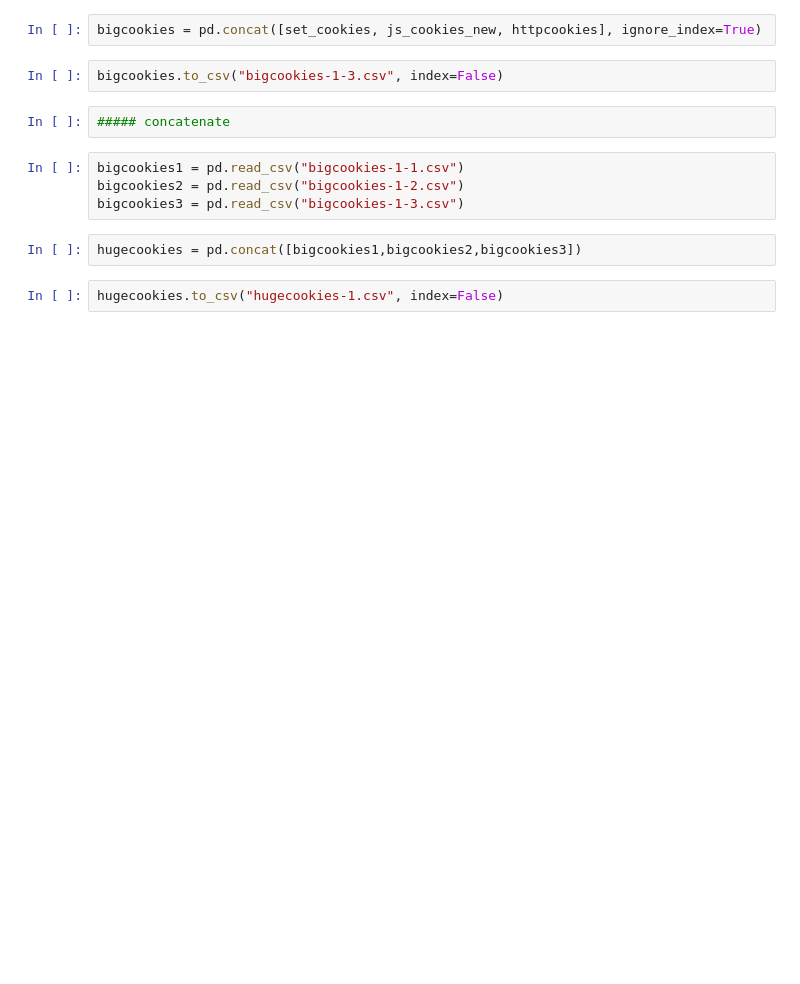
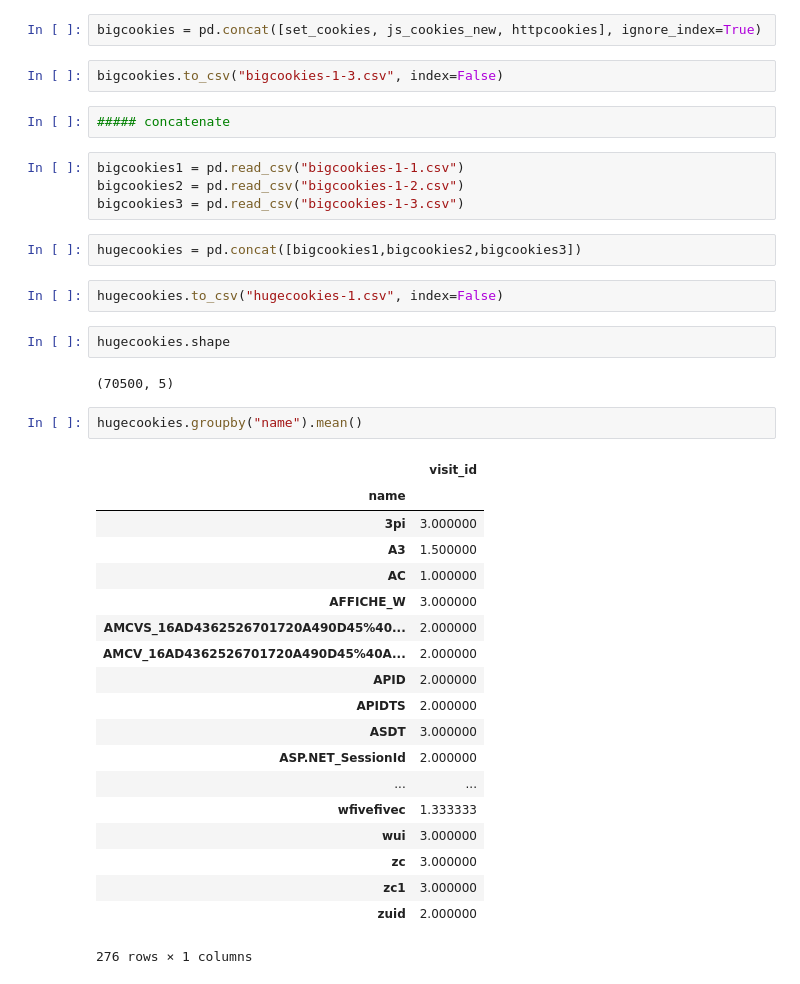
Before and after one commit to wenyi616/Cornell-Tech-Spec-Privacy-Spring2020, a Jupyter notebook: processing-cookies.ipynb, the cells around one changed output. Saved outputs shown, nothing was run; the diff lists cells and outputs as text; blank space fills up the shorter version.

```diff
--- a/processing-cookies.ipynb
+++ b/processing-cookies.ipynb
@@ -136,3 +136,29 @@ bigcookies3 = pd.read_csv("bigcookies-1-3.csv")
 hugecookies = pd.concat([bigcookies1,bigcookies2,bigcookies3])
 # %%
 hugecookies.to_csv("hugecookies-1.csv", index=False)
+# %%
+hugecookies.shape
+# %% [output]
+(70500, 5)
+# %%
+hugecookies.groupby("name").mean()
+# %% [output]
+|  | visit_id |
+| name |  |
+| 3pi | 3.000000 |
+| A3 | 1.500000 |
+| AC | 1.000000 |
+| AFFICHE_W | 3.000000 |
+| AMCVS_16AD4362526701720A490D45%40... | 2.000000 |
+| AMCV_16AD4362526701720A490D45%40A... | 2.000000 |
+| APID | 2.000000 |
+| APIDTS | 2.000000 |
+| ASDT | 3.000000 |
+| ASP.NET_SessionId | 2.000000 |
+| ... | ... |
+| wfivefivec | 1.333333 |
+| wui | 3.000000 |
+| zc | 3.000000 |
+| zc1 | 3.000000 |
+| zuid | 2.000000 |
+276 rows × 1 columns
```
Also changed, not shown: parts of 5 cells of this notebook.
